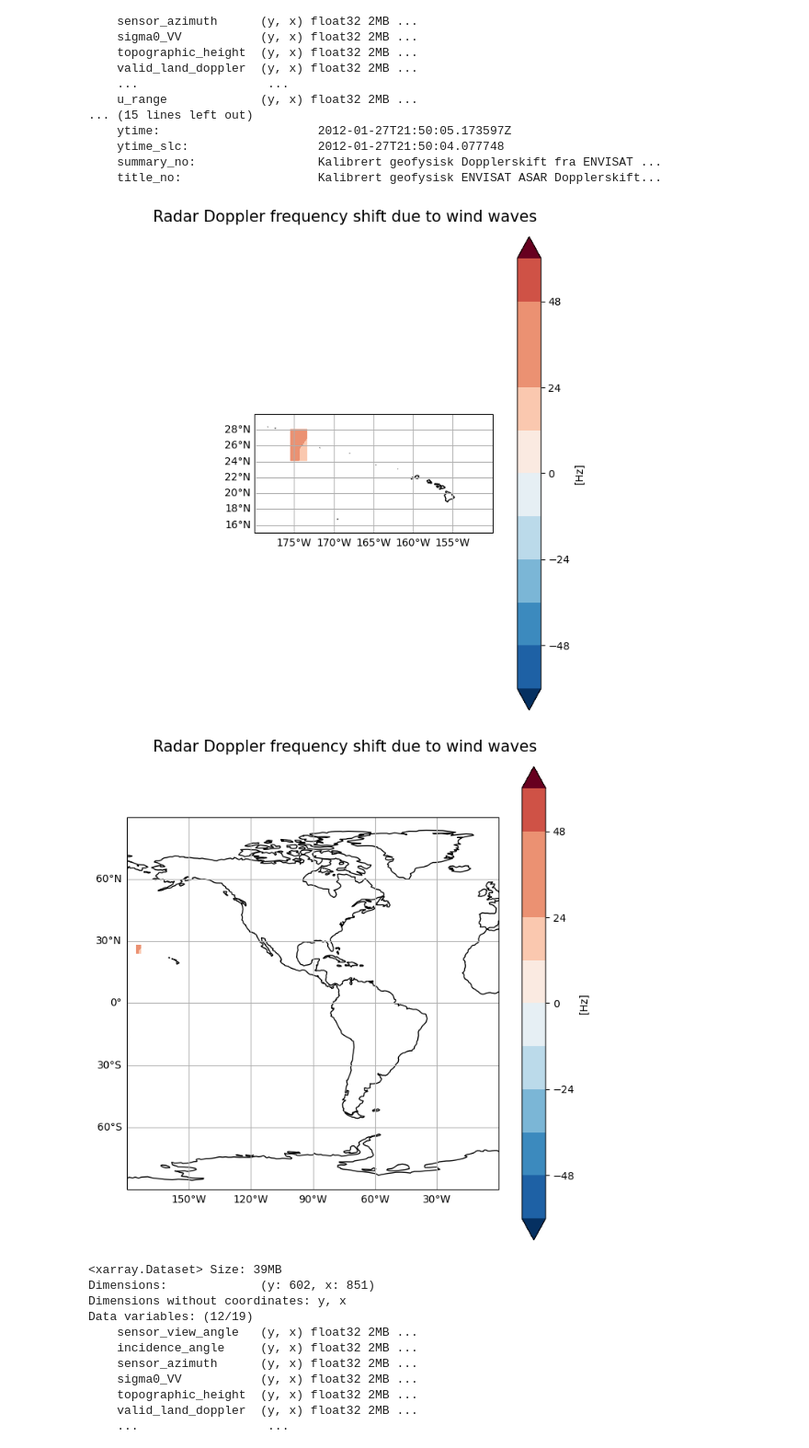
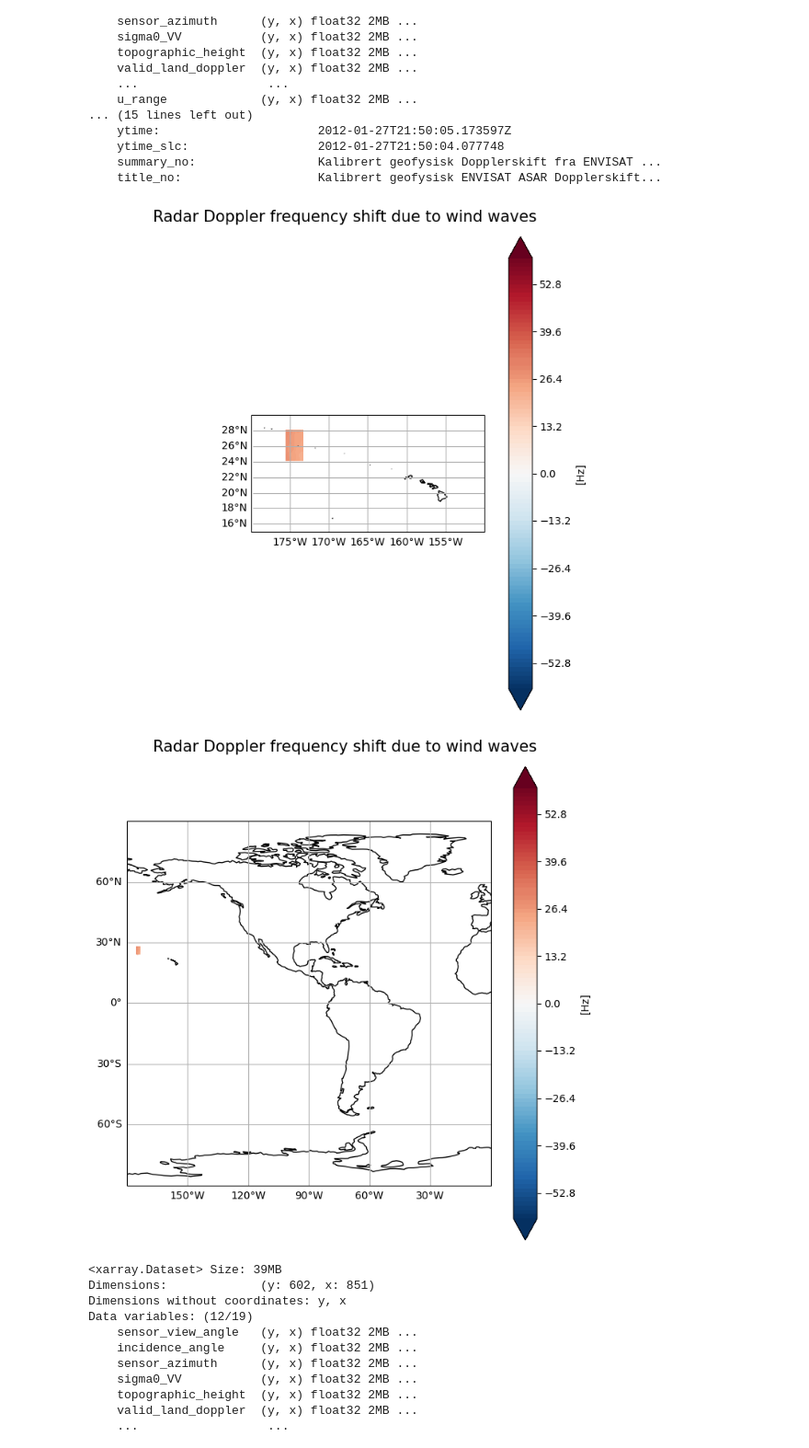
Before and after one commit to metno/MET_SAR-Doppler_User_Guide, a Jupyter notebook: _build/jupyter_execute/notebooks/Plot_Data_on_a_Map.ipynb, the cells around one changed output. Shown at 92% size. Drawn from its saved outputs; the diff is of its cells as text; code cells hidden in the pictures.

Commit message:
Added resolution feature for plots

```diff
--- a/_build/jupyter_execute/notebooks/Plot_Data_on_a_Map.ipynb
+++ b/_build/jupyter_execute/notebooks/Plot_Data_on_a_Map.ipynb
@@ -227,7 +227,7 @@ Data variables: (12/19)
     summary_no:                 Kalibrert geofysisk Dopplerskift fra ENVISAT ...
     title_no:                   Kalibrert geofysisk ENVISAT ASAR Dopplerskift...
 # %%
-def plotting_variables_on_a_map(variable, lat_min, lat_max, lon_min, lon_max):  # var_min, var_max, var_step
+def plotting_variables_on_a_map(variable, lat_min, lat_max, lon_min, lon_max, number_of_colorbar_intervals):  # var_min, var_max, var_step
     # Define the extent of your data
     # lat_min, lat_max = 20, 50  # replace with your actual values
     # lon_min, lon_max = -85, -65  # replace with your actual values
@@ -269,7 +269,8 @@ def plotting_variables_on_a_map(variable, lat_min, lat_max, lon_min, lon_max):
     # Defining var_min, var_max and var_step --- using the variable attribute minmax to extract var_min and var_max
     var_min = int(plotable_variable.minmax.split(' ')[0])
     var_max = int(plotable_variable.minmax.split(' ')[1])
-    var_step = ((var_max - var_min)/10)
+
+    var_step = ((var_max - var_min) / number_of_colorbar_intervals)
 
     var_max = int(plotable_variable.minmax.split(' ')[1]) + var_step   # redefining the max val to makes the plot nicer around center
 
@@ -347,23 +345,21 @@ plotting_variables_on_a_map(variable = ds.fww,
                             # lat_min = 20, lat_max = 50,
                             # lon_min = -85, lon_max = -65
                             lat_min = 15, lat_max = 30,
-                            lon_min = -200, lon_max = -150
-                            # var_min = int(ds.fdg.minmax.split(' ')[0]), var_max = int(ds.fdg.minmax.split(' ')[1]), # do not need to define this in the end
-                            # var_step = 10
+                            lon_min = -200, lon_max = -150,
+                            number_of_colorbar_intervals = 100
                             )
 # %% [output]
-[figure, old version]
+[figure, new version]
 # %%
 # Plotting half the world for the sake of it
 
 plotting_variables_on_a_map(variable = ds.fww,
                             lat_min = -90, lat_max = 90,
-                            lon_min = -180, lon_max = 0
-                            # var_min = int(ds.fdg.minmax.split(' ')[0]), var_max = int(ds.fdg.minmax.split(' ')[1]), # do not need to define this in the end
-                            # var_step = 10
+                            lon_min = -180, lon_max = 0,
+                            number_of_colorbar_intervals = 100
                             )
 # %% [output]
-[figure, old version]
+[figure, new version]
 # %%
 ds
 # %% [output]
```
Also changed, not shown: parts of 3 cells of this notebook, 21 other files.
